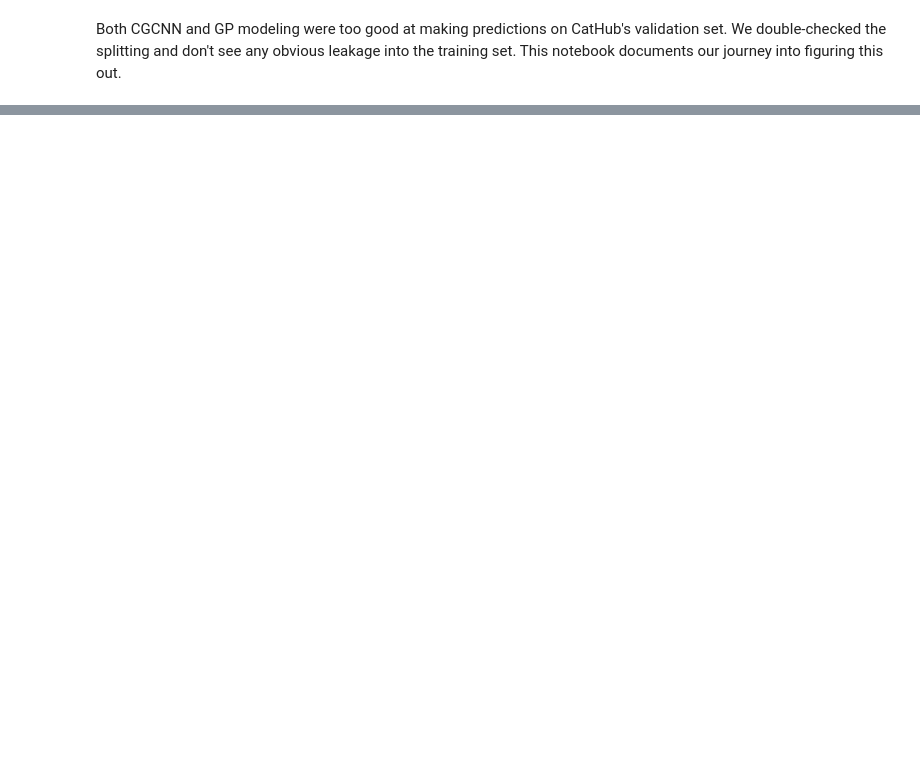
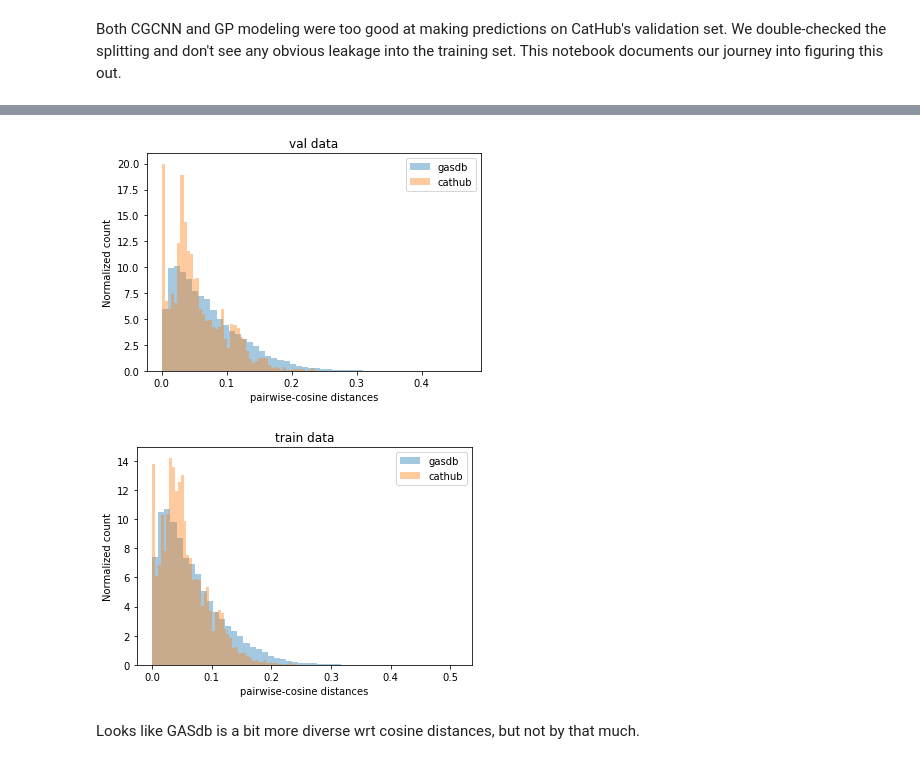
Before and after one commit to ulissigroup/uncertainty_benchmarking, a Jupyter notebook: preprocessing/profiling/profile_cathub_feature_space.ipynb, the cells around one changed output, grey strips where cells are left out. Saved outputs shown, nothing was run; the diff lists cells and outputs as text; code cells hidden in the pictures; blank space fills up the shorter version.

```diff
--- a/preprocessing/profiling/profile_cathub_feature_space.ipynb
+++ b/preprocessing/profiling/profile_cathub_feature_space.ipynb
@@ -179,0 +242,26 @@ _ = ax.legend()
+# %%
+%matplotlib inline
+import scipy
+from sklearn.metrics.pairwise import cosine_similarity
+import matplotlib.pyplot as plt
+import seaborn as sns
+
+
+# Calculate cosine distances
+for partition in ['val', 'train']:
+    fig = plt.figure()
+    for dataset in ['gasdb', 'cathub']:
+        _splits = splits[dataset]
+        fps = _splits['fingerprints_%s' % partition]
+        print('Calculation and plot timing for %s set of %s:' % (partition, dataset))
+        %time distances = 1 - cosine_similarity(fps, fps)
+
+        # Plot
+        %time ax = sns.distplot(distances.flatten(), kde=False, norm_hist=True, label=dataset)
+
+    # Format
+    _ = ax.set_xlabel('pairwise-cosine distances')
+    _ = ax.set_ylabel('Normalized count')
+    _ = ax.set_title('%s data' % partition)
+    _ = ax.legend()
+# %% [output]
@@ -179,0 +288,4 @@ _ = ax.legend()
+[figure, added]
+[figure, added]
+# %% [markdown]
+Looks like GASdb is a bit more diverse wrt cosine distances, but not by that much.
```
Also changed, not shown: parts of 10 cells of this notebook.
